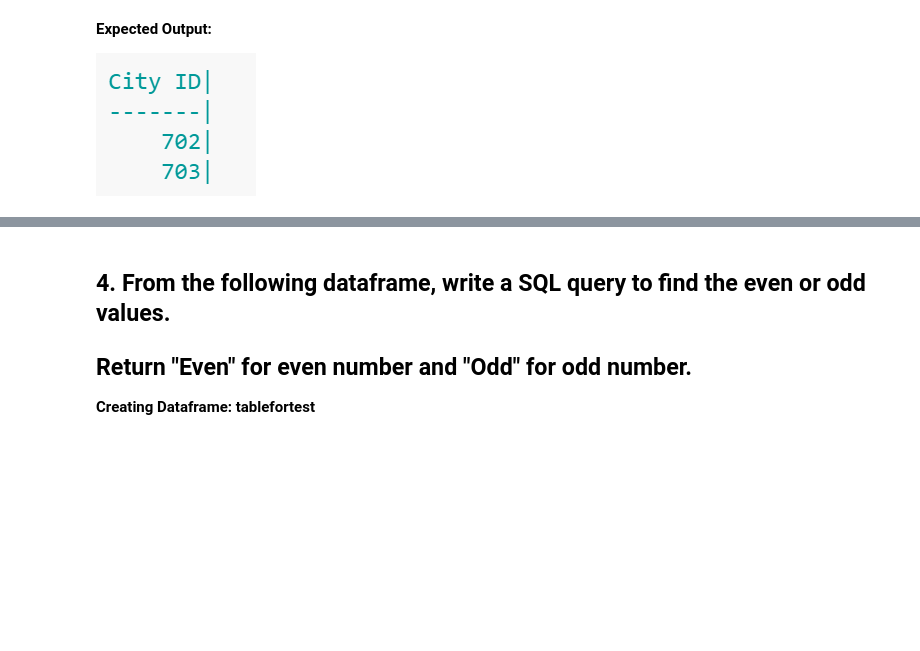
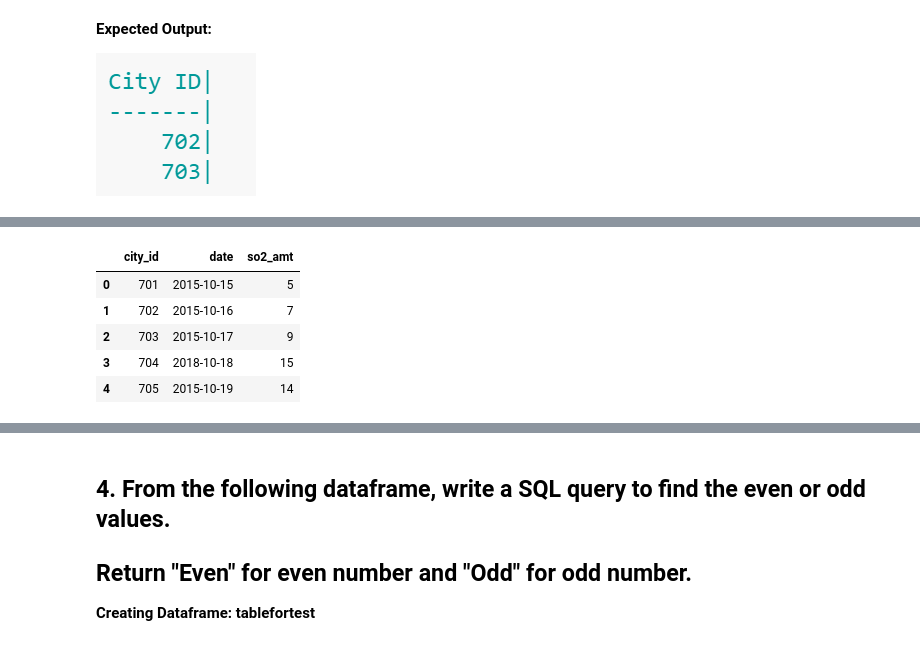
Before and after one commit to vinayakpotdar2114/Daily-Assignemnts, a Jupyter notebook: Day_3__Assignment.ipynb, the cells around one changed output, grey strips where cells are left out. Cells and saved outputs as stored; diff of their text form; code cells hidden in the pictures; blank space fills up the shorter version.

```diff
--- a/Day_3__Assignment.ipynb
+++ b/Day_3__Assignment.ipynb
@@ -127,2 +156,10 @@ so2_pollution = pd.read_sql_query ('''SELECT * FROM so2_pollution''',conn)
 # %%
 # Write Your Code here
+mysql('''SELECT * FROM so2_pollution''')
+# %% [output]
+|  | city_id | date | so2_amt |
+| 0 | 701 | 2015-10-15 | 5 |
+| 1 | 702 | 2015-10-16 | 7 |
+| 2 | 703 | 2015-10-17 | 9 |
+| 3 | 704 | 2018-10-18 | 15 |
+| 4 | 705 | 2015-10-19 | 14 |
```
Also changed, not shown: parts of 17 cells of this notebook.
